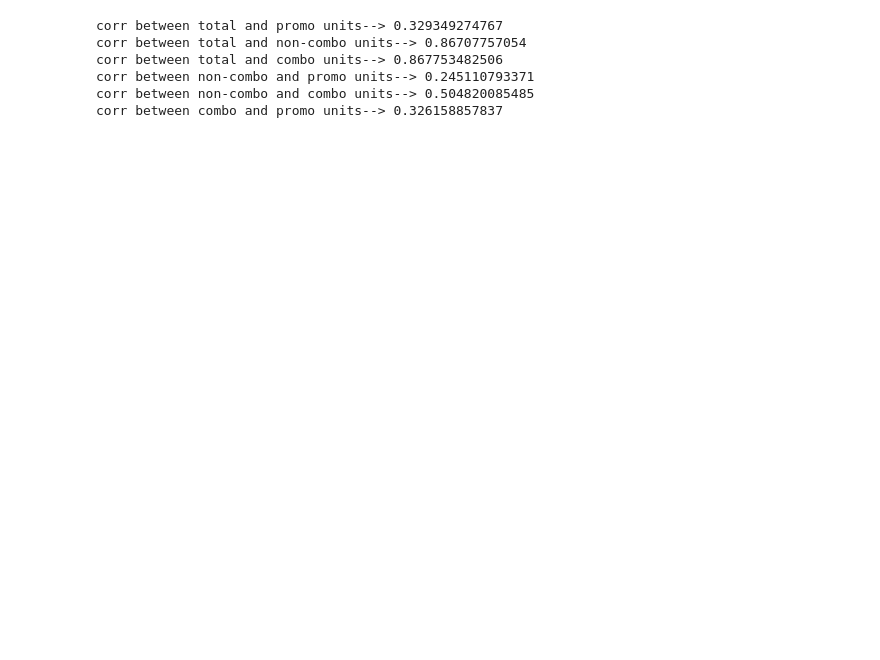
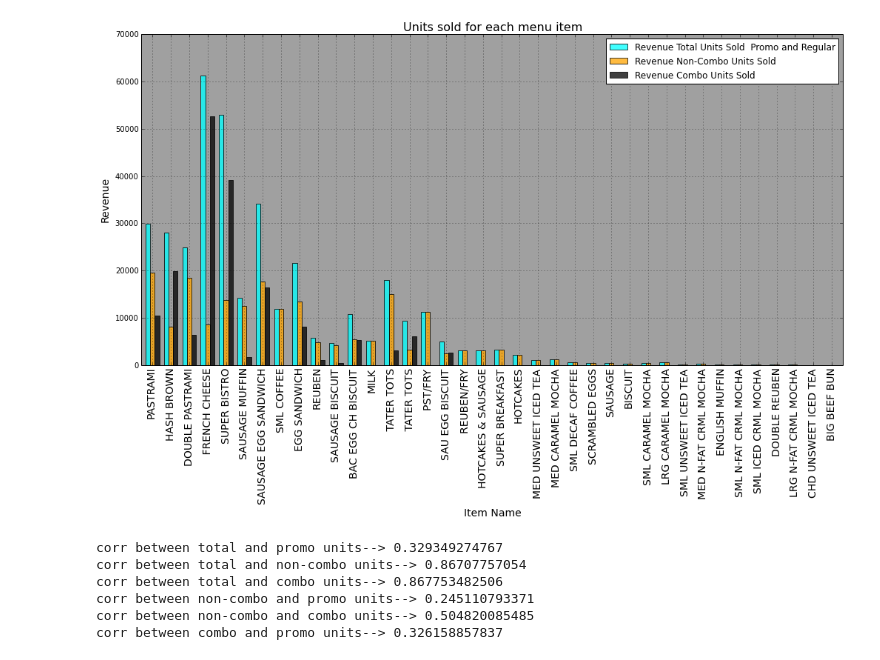
Before and after one commit to bharatreddy/wf-case-study, a Jupyter notebook: Untitled0.ipynb, the cells around one changed output. Saved outputs shown, nothing was run; the diff lists cells and outputs as text; code cells hidden in the pictures; blank space fills up the shorter version.

```diff
--- a/Untitled0.ipynb
+++ b/Untitled0.ipynb
@@ -90,3 +118,25 @@ ax1.patch.set_alpha(0.75)
+# %%
+# Plot similar to the one above,
+# but for revenue instead of units sold
+# sort according to Revenue total units sold promo and regular column
+# itemsSold.sort( \
+#                ['Revenue Total Units Sold  Promo and Regular'],\
+#                ascending=False, inplace=True )
+fig = plt.figure(figsize=(17,8))
+ax1 = fig.add_subplot(111)
+itemsSold[['Revenue Total Units Sold  Promo and Regular',\
+           'Revenue Non-Combo Units Sold', 'Revenue Combo Units Sold']].\
+            plot( kind='bar', use_index=True,\
+               ax=ax1, alpha=0.75,\
+               grid=True, color=['aqua','orange','black'])
+ax1.set_xlabel( 'Item Name', fontsize=14 )
+ax1.set_ylabel( 'Revenue', fontsize=14 )
+ax1.set_xticklabels(itemsSold['Menu Item'].values, fontsize=14)
+ax1.set_title( 'Units sold for each menu item', fontsize=16 )
+ax1.patch.set_facecolor('gray')
+ax1.patch.set_alpha(0.75)
+# %% [output]
+[figure, added]
 # %%
 # Correlate different sales
 print 'corr between total and promo units-->', itemsSold['POS Total Units Sold  Promo and Regular'].corr( itemsSold['POS Promotion Units Sold'] )
```
Also changed, not shown: parts of 13 cells of this notebook, 1 other file.
